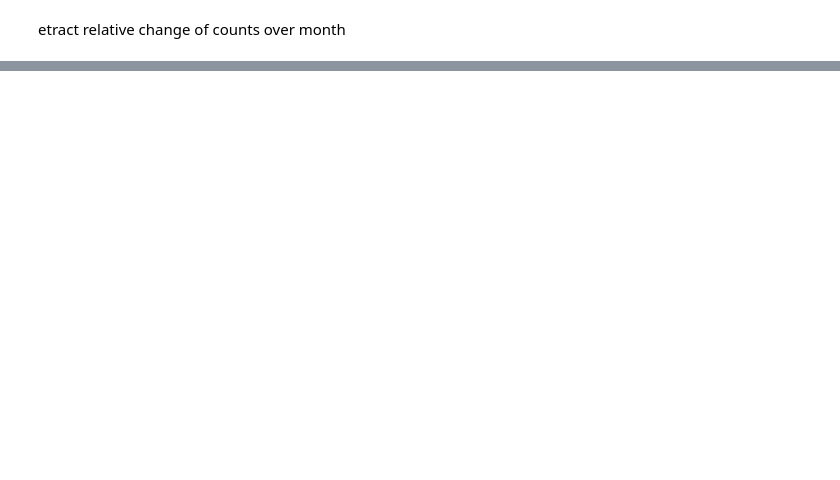
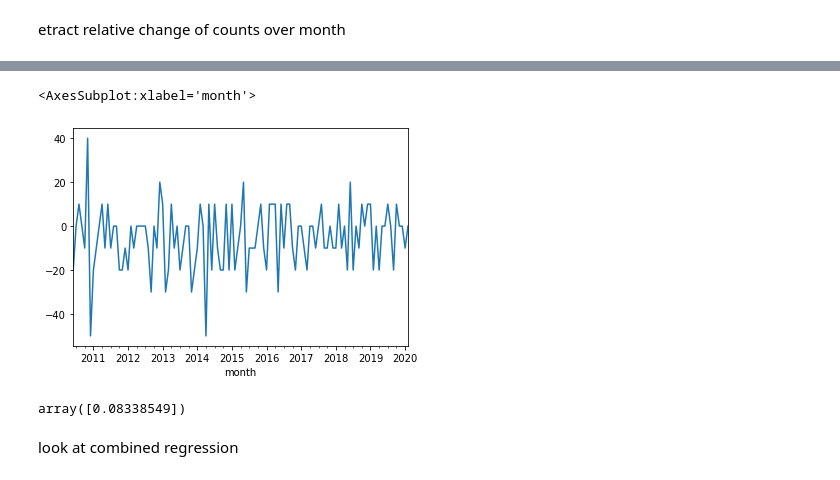
Before and after one commit to irenelopez42/4chanAnalysis, a Jupyter notebook: socioeconomics.ipynb, the cells around one changed output, grey strips where cells are left out. Saved outputs shown, nothing was run; the diff lists cells and outputs as text; code cells hidden in the pictures; blank space fills up the shorter version.

```diff
--- a/socioeconomics.ipynb
+++ b/socioeconomics.ipynb
@@ -116,0 +133,2 @@ counts_monthly_change.plot.line()
+# %%
+us_hourly_wages_change.iloc[0,0:5] = pd.NA
@@ -116,0 +147,9 @@ counts_monthly_change.plot.line()
+# %%
+a = us_hourly_wages_change.iloc[0]
+a.index = [f"{us_hourly_wages_change.index[0]}-{i}" for i in range(1,13)]
+for i in range(1,len(us_hourly_wages_change.index)):
+    b = us_hourly_wages_change.iloc[i]
+    b.index = [f"{us_hourly_wages_change.index[i]}-{x}" for x in range(1,13)]
+    a = a.append(b)
+us_hourly_wages_change = a.dropna().map(np.float64) * 100
+us_hourly_wages_change.head()
@@ -116,0 +192,11 @@ counts_monthly_change.plot.line()
+# %%
+us_unemployment_change = pd.read_csv("./usa_indicators/usa_unemployment_monthly_change.csv", index_col=0)
+us_unemployment_change.iloc[0,0:5] = pd.NA
+a = us_unemployment_change.iloc[0]
+a.index = [f"{us_unemployment_change.index[0]}-{i}" for i in range(1,13)]
+for i in range(1,len(us_unemployment_change.index)):
+    b = us_unemployment_change.iloc[i]
+    b.index = [f"{us_unemployment_change.index[i]}-{x}" for x in range(1,13)]
+    a = a.append(b)
+us_unemployment_change = a.dropna().map(np.float64) * 100
+us_unemployment_change.head()
@@ -116,0 +210,2 @@ counts_monthly_change.plot.line()
+# %%
+us_unemployment_change.index = hate_share_monthly_change.index
@@ -116,0 +217,13 @@ counts_monthly_change.plot.line()
+# %%
+us_unemployment_change_pre_covid = us_unemployment_change.iloc[:-22]
+us_unemployment_change_pre_covid.plot.line()
+# %% [output]
+<AxesSubplot:xlabel='month'>
+[figure, added]
+# %%
+reg.fit(us_unemployment_change_pre_covid.iloc[:-4].to_numpy().reshape(-1,1), hate_share_monthly_change_pre_covid.iloc[4:].to_numpy())
+reg.coef_
+# %% [output]
+array([0.08338549])
+# %% [markdown]
+look at combined regression
```
Also changed, not shown: parts of 38 cells of this notebook, 2 other files.
